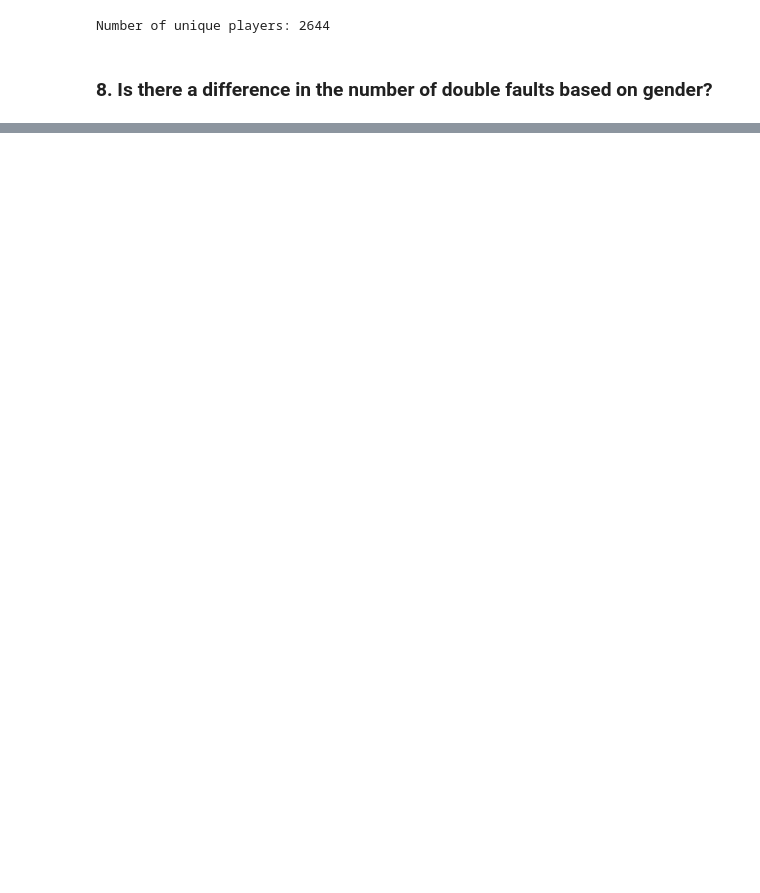
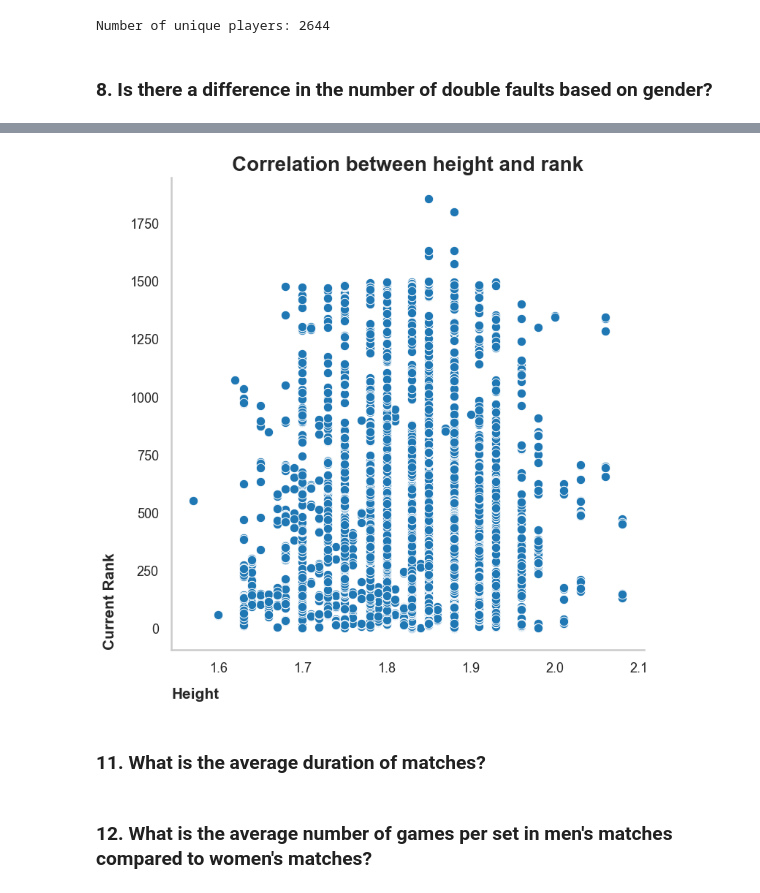
Before and after one commit to ParsaDEV15/Tennis-Project, a Jupyter notebook: notebooks/parsa_analysis_8_12.ipynb, the cells around one changed output, grey strips where cells are left out. Drawn from its saved outputs; the diff is of its cells as text; code cells hidden in the pictures; blank space fills up the shorter version.

```diff
--- a/notebooks/parsa_analysis_8_12.ipynb
+++ b/notebooks/parsa_analysis_8_12.ipynb
@@ -46,0 +69,6 @@ Number of unique players: 2644
+# %%
+match_home_new_cols_name = [f'{col}_match_home' if col != 'player_id' else 'player_id' for col in match_home_df.columns]
+match_away_new_cols_name = [f'{col}_match_away' if col != 'player_id' else 'player_id' for col in match_away_team_df.columns]
+
+match_home_df.rename(columns=dict(zip(match_home_df.columns, match_home_new_cols_name)), inplace=True)
+match_away_team_df.rename(columns=dict(zip(match_away_team_df.columns, match_away_new_cols_name)), inplace=True)
@@ -46,0 +85,2 @@ Number of unique players: 2644
+# %%
+df_merged = pd.merge(match_home_df, match_away_team_df, how='inner', on='player_id')
@@ -46,0 +115,3 @@ Number of unique players: 2644
+# %%
+df_merged['height_match_home'] = df_merged['height_match_home'].fillna(df_merged['height_match_away'])
+df_merged['height_match_away'] = df_merged['height_match_away'].fillna(df_merged['height_match_home'])
@@ -46,0 +129,24 @@ Number of unique players: 2644
+# %%
+df_merged = df_merged[['player_id', 'height_match_home', 'current_rank_match_away']]
+df_merged.columns = ['player_id', 'height', 'current_rank']
+df_merged.drop_duplicates(inplace=True)
+df_merged.dropna(inplace=True)
+# %%
+plt.figure(figsize=(8, 8))
+sns.scatterplot(df_merged, x='height', y='current_rank')
+plt.title(f'Correlation between height and rank', fontweight='bold', fontsize=20)
+plt.xlabel('Height', fontsize=15, fontweight='bold', loc='left', labelpad=12)
+plt.ylabel('Current Rank', fontsize=15, fontweight='bold', loc='bottom', labelpad=12)
+plt.xticks(fontsize=13)
+plt.yticks(fontsize=13)
+sns.despine()
+plt.grid()
+plt.tight_layout()
+plt.show()
+# %% [output]
+[figure, added]
+# %% [markdown]
+<h3>11. What is the average duration of matches?</h3>
+# %% [markdown]
+<h3>12. What is the average number of games per set in men's matches compared to women's
+matches? </h3>
```
Also changed, not shown: parts of 14 cells of this notebook.
